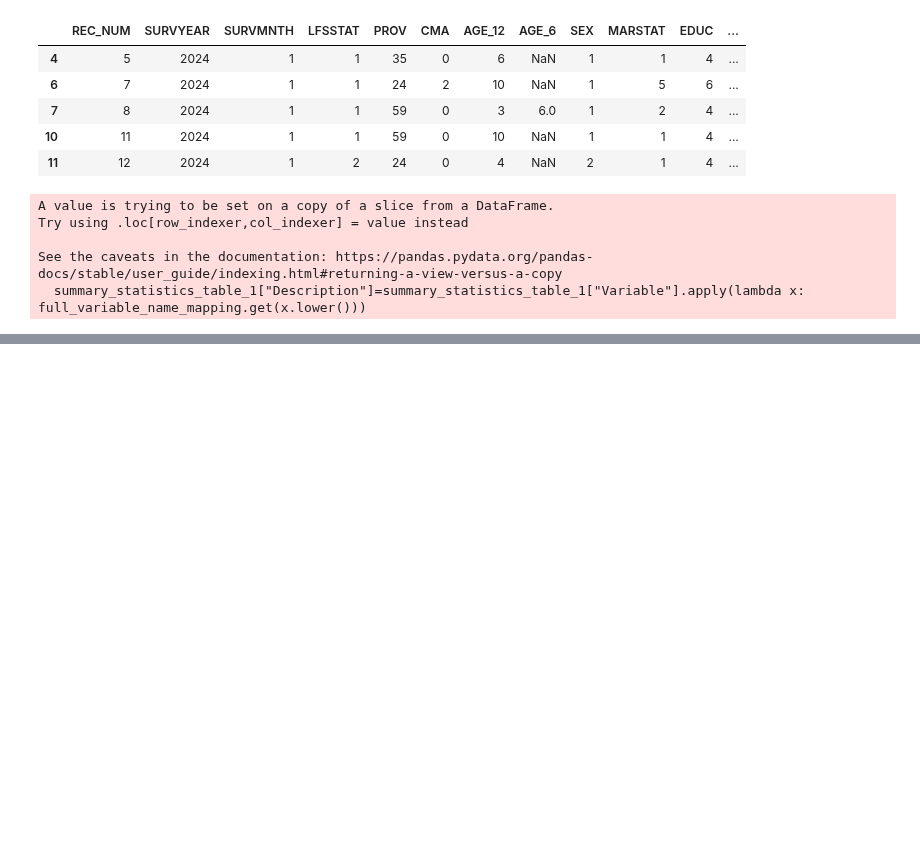
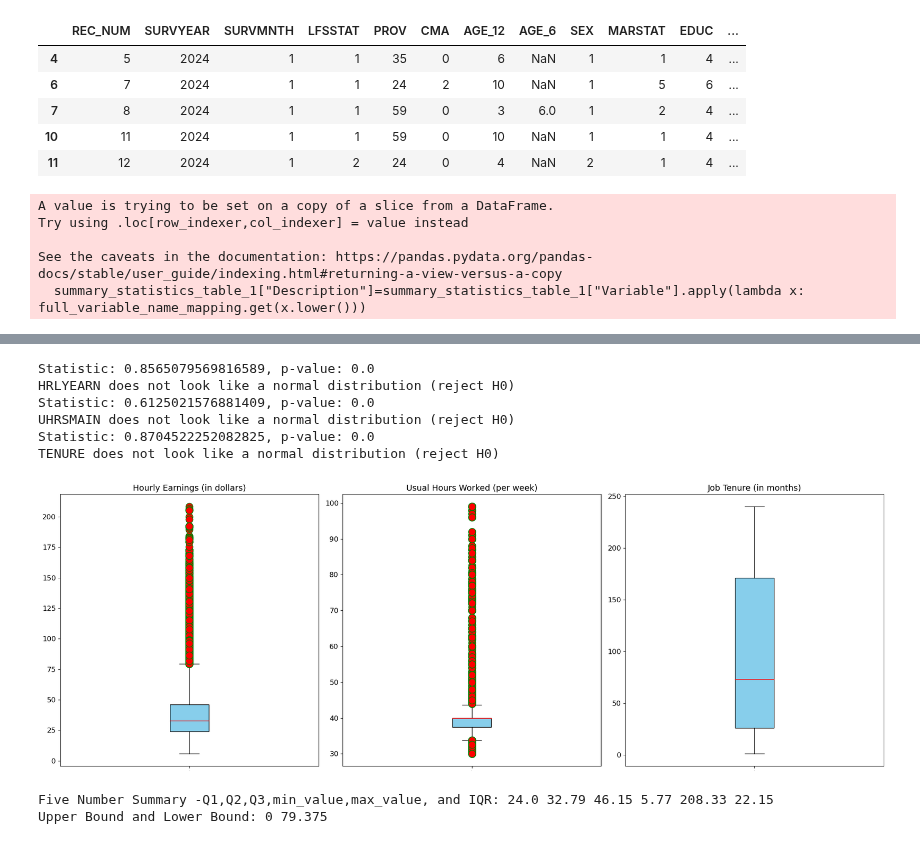
Before and after one commit to harpkang/CIND820_CAPSTONE, a Jupyter notebook: Code/kang_harpreet_code_cind820.ipynb, the cells around one changed output, grey strips where cells are left out. Drawn from its saved outputs; the diff is of its cells as text; code cells hidden in the pictures; blank space fills up the shorter version.

```diff
--- a/Code/kang_harpreet_code_cind820.ipynb
+++ b/Code/kang_harpreet_code_cind820.ipynb
@@ -1185,0 +629,80 @@ pipeline=Pipeline(steps=[
+# %%
+# Perform Shapiro-Wilk test
+for column in ['HRLYEARN','UHRSMAIN','TENURE']:
+    stat, p = stats.shapiro(data3[column])
+    print(f'Statistic: {stat}, p-value: {p}')
+    # Interpret the result
+    alpha = 0.05
+    if p > alpha:
+        print(f'{column} looks like a normal distribution (fail to reject H0)')
+    else:
+        print(f'{column} does not look like a normal distribution (reject H0)')
+# %% [output]
+Statistic: 0.8565079569816589, p-value: 0.0
+HRLYEARN does not look like a normal distribution (reject H0)
+Statistic: 0.6125021576881409, p-value: 0.0
+UHRSMAIN does not look like a normal distribution (reject H0)
+Statistic: 0.8704522252082825, p-value: 0.0
+TENURE does not look like a normal distribution (reject H0)
+# %%
+# Feature series to be plotted
+feature_series = [data3['HRLYEARN'], data3['UHRSMAIN'], data3['TENURE']]
+feature_labels = ['Hourly Earnings (in dollars)', 'Usual Hours Worked (per week)', 'Job Tenure (in months)']
+
+# Customize flier properties for outliers
+flierprops = dict(marker='o', markerfacecolor='r', markersize=12,
+                  linestyle='none', markeredgecolor='g')
+
+# Create subplots
+fig, ax = plt.subplots(ncols=3, nrows=1, figsize=(20, 7))
+
+# Plot each feature in a separate subplot
+for i, axi in enumerate(ax.flat):
+    try:
+        axi.boxplot(feature_series[i], flierprops=flierprops, patch_artist=True,
+                    boxprops=dict(facecolor='skyblue', color='black'),
+                    capprops=dict(color='black'),
+                    whiskerprops=dict(color='black'),
+                    medianprops=dict(color='red'))
+        axi.set_title(feature_labels[i], fontsize=14)
+        axi.tick_params(axis='y', labelsize=12)
+        axi.tick_params(axis='x', labelsize=0)
+    except IndexError:
+        break
+
+plt.tight_layout()
+plt.show()
+# %% [output]
+[figure, added]
+# %%
+# 5 number summary for HRLYEARN.
+Q1_HRLYEARN = np.percentile(data3['HRLYEARN'], 25)
+Q2_HRLYEARN  = np.percentile(data3['HRLYEARN'], 50)
+Q3_HRLYEARN  = np.percentile(data3['HRLYEARN'], 75)
+min_value_HRLYEARN  = np.min(data3['HRLYEARN'])
+max_value_HRLYEARN  = np.max(data3['HRLYEARN'])
+IQR_HRLYEARN = Q3_HRLYEARN  - Q1_HRLYEARN
+print("Five Number Summary Q1,Q2,Q3,min_value,max_value, and IQR:",Q1_HRLYEARN ,Q2_HRLYEARN ,Q3_HRLYEARN , min_value_HRLYEARN ,max_value_HRLYEARN , IQR_HRLYEARN)
+
+#The outlier fences for HRLYEARN
+lower_bound = 0
+upper_bound = Q3_HRLYEARN  + (1.5 * IQR_HRLYEARN )
+print("Upper Bound and Lower Bound:",lower_bound,upper_bound)
+
+plt.figure(figsize=(12, 6))
+sns.boxplot(x=data3['HRLYEARN'], color='seagreen')
+
+# Highlighting the outlier thresholds
+plt.axvline(x=lower_bound, color='red', linestyle='--', label='Lower Threshold')
+plt.axvline(x=upper_bound, color='red', linestyle='--', label='Upper Threshold')
+
+
+# Adding a title and legend
+plt.title('Boxplot of Hourly Wages', fontsize=16, fontweight='bold')
+plt.legend()
+
+# Show the plot
+plt.show()
+# %% [output]
+Five Number Summary -Q1,Q2,Q3,min_value,max_value, and IQR: 24.0 32.79 46.15 5.77 208.33 22.15
+Upper Bound and Lower Bound: 0 79.375
```
Also changed, not shown: parts of 42 cells of this notebook, 11 other files.
